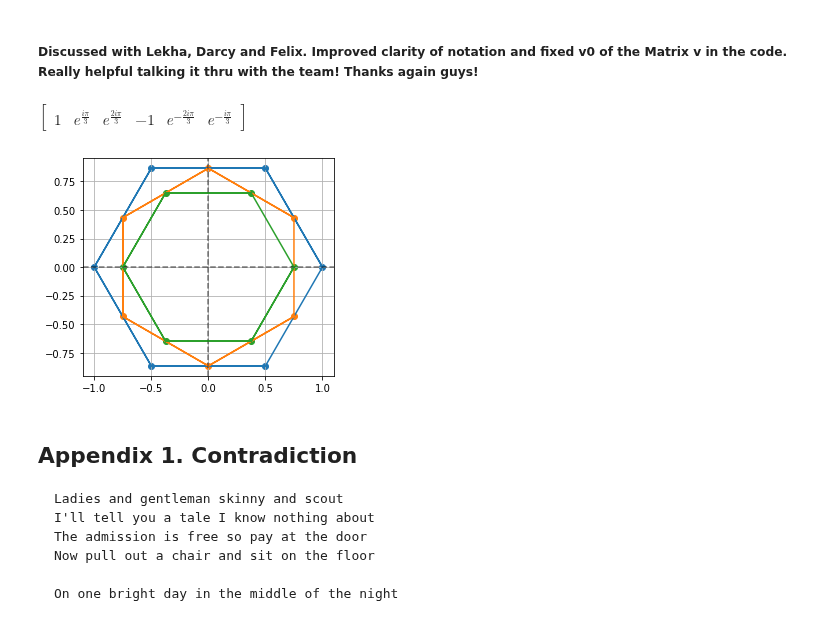
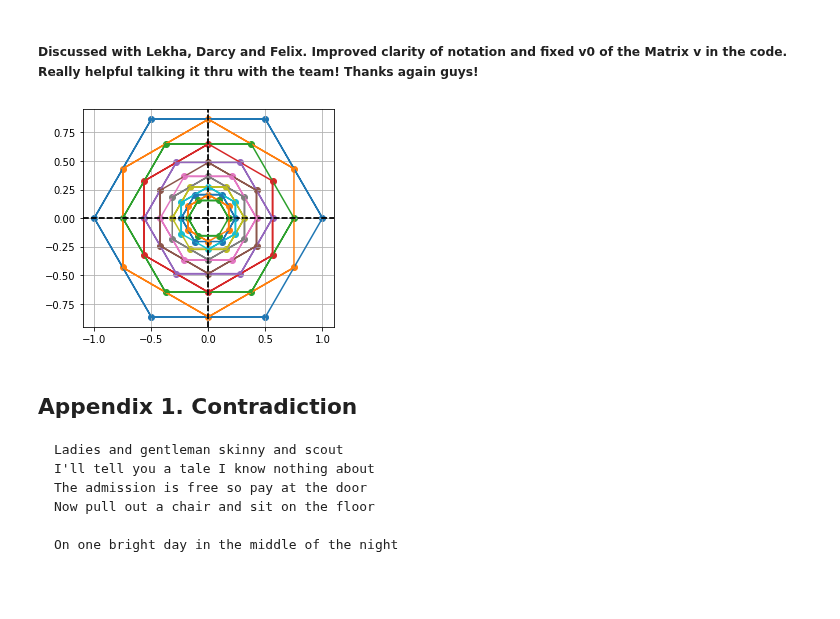
Before and after one commit to fractalclockwork/Math725, a Jupyter notebook: HW/Math725_HW1.ipynb, the cells around one changed output. Drawn from its saved outputs; the diff is of its cells as text; code cells hidden in the pictures; blank space fills up the shorter version.

```diff
--- a/HW/Math725_HW1.ipynb
+++ b/HW/Math725_HW1.ipynb
@@ -174,19 +174,18 @@ def z_plot(z, c=None):
 # %%
 n=6
 zeta = sym.exp(2*sym.I*sym.pi/n)
 lambda_ = (1+zeta)/2
-ss = 3 # how deep
+ss = 13 # how deep
 
 v = (Matrix([zeta**k for k in range(n)]).T) # our vector, v_0 in C^6
 v  = v.col_join(Matrix([(lambda_**(i+1)*v.row(0)) for i in range(ss-1)])) # this one line does it all
 
 # display our results
-display(v.row(0))  # IPython.display is so pretty
+#display(v)  # IPython.display is so pretty
 for i in range(v.shape[0]):
     z_plot(np.array((v.row(i)).tolist()).astype(np.complex64)) # Aww Yeah!!! This is fast.
 # %% [output]
-$\displaystyle \left[\begin{matrix}1 & e^{\frac{i \pi}{3}} & e^{\frac{2 i \pi}{3}} & -1 & e^{- \frac{2 i \pi}{3}} & e^{- \frac{i \pi}{3}}\end{matrix}\right]$
-[figure, old version]
+[figure, new version]
 # %% [markdown]
 ## Appendix 1. Contradiction
 
```
Also changed, not shown: 3 other files.
